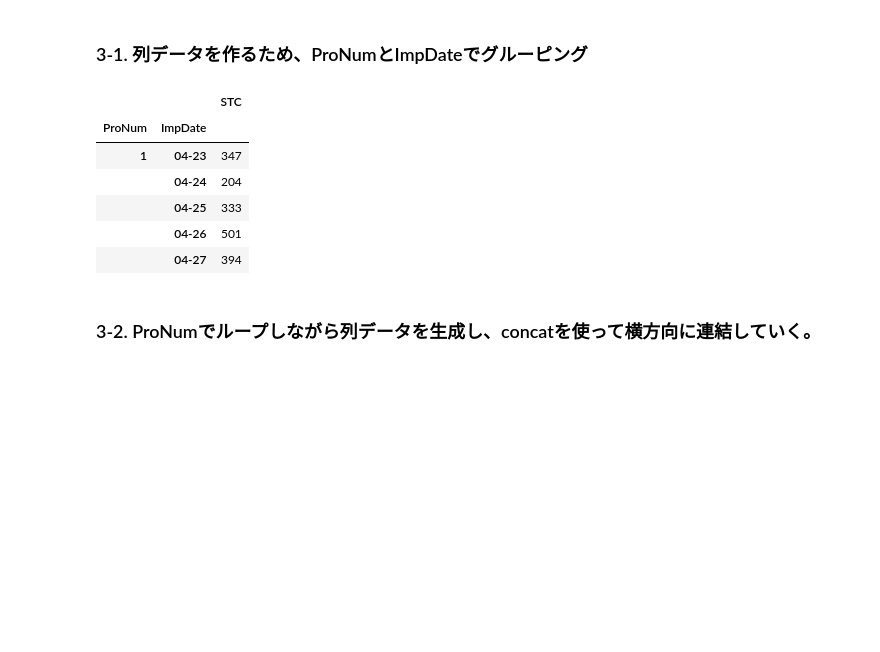
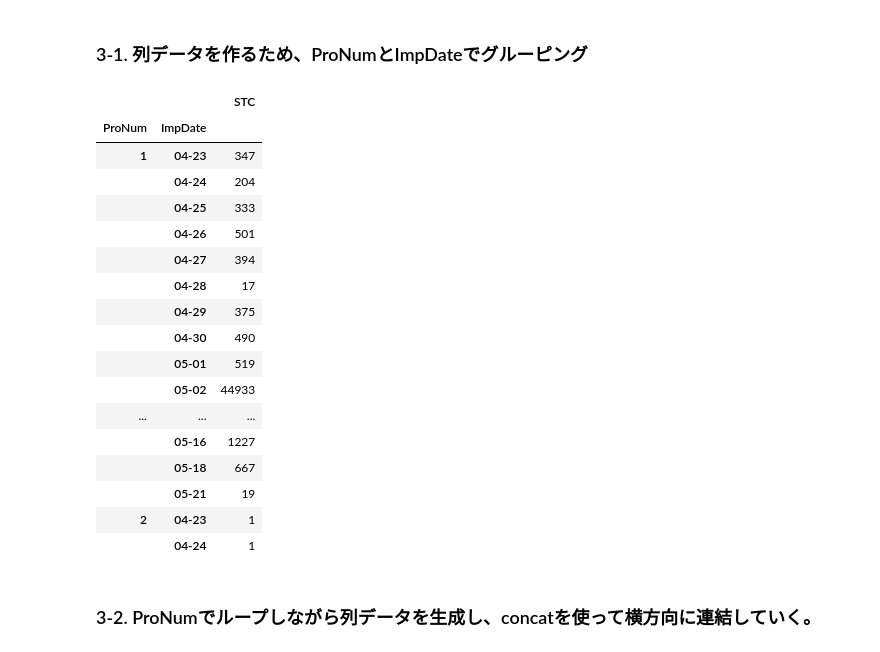
Before and after one commit to okagen/study_DataFrame, a Jupyter notebook: study01_DataFrame.ipynb, the cells around one changed output. Drawn from its saved outputs; the diff is of its cells as text; code cells hidden in the pictures; blank space fills up the shorter version.

```diff
--- a/study01_DataFrame.ipynb
+++ b/study01_DataFrame.ipynb
@@ -66,15 +66,26 @@ index   Pro1-1   Pro1-2    Pro1-3   Pro2   Pro3
 ### 3-1.  列データを作るため、ProNumとImpDateでグルーピング
 # %%
 df_grp = df.groupby(['ProNum', 'ImpDate']).count()
-display(df_grp.head(5))
+display(df_grp.head(20))
 # %% [output]
 |  |  | STC |
 | ProNum | ImpDate |  |
 | 1 | 04-23 | 347 |
 |  | 04-24 | 204 |
 |  | 04-25 | 333 |
 |  | 04-26 | 501 |
 |  | 04-27 | 394 |
+|  | 04-28 | 17 |
+|  | 04-29 | 375 |
+|  | 04-30 | 490 |
+|  | 05-01 | 519 |
+|  | 05-02 | 44933 |
+| ... | ... | ... |
+|  | 05-16 | 1227 |
+|  | 05-18 | 667 |
+|  | 05-21 | 19 |
+| 2 | 04-23 | 1 |
+|  | 04-24 | 1 |
 # %% [markdown]
 ### 3-2. ProNumでループしながら列データを生成し、concatを使って横方向に連結していく。
 # %%
```
Also changed, not shown: parts of 3 cells of this notebook, 4 other files.
